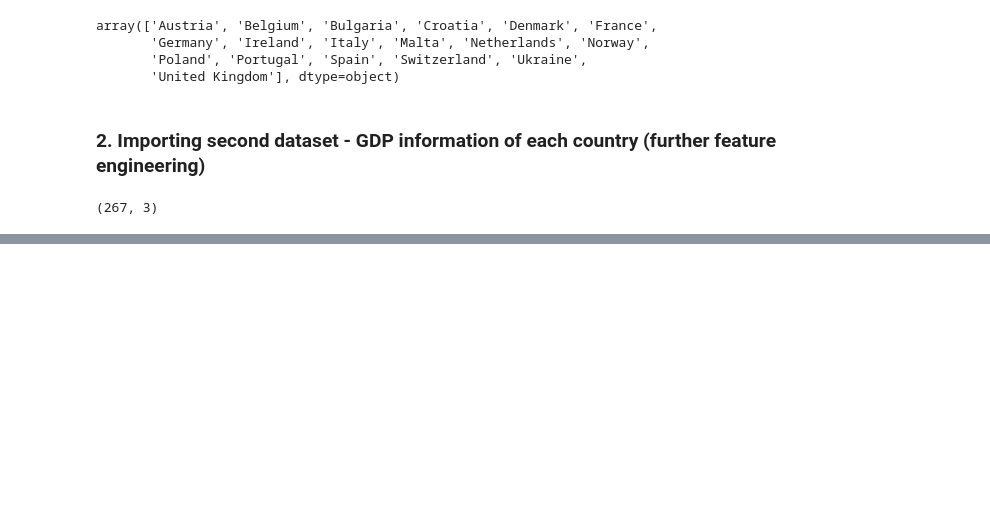
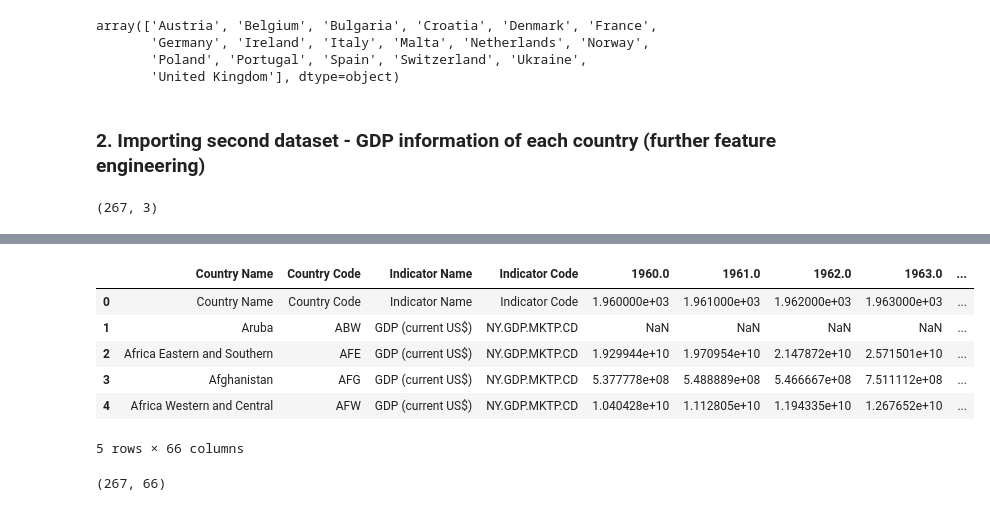
Before and after one commit to dayosango/eu_congenital_anomalies, a Jupyter notebook: Data_cleansing.ipynb, the cells around one changed output, grey strips where cells are left out. Saved outputs shown, nothing was run; the diff lists cells and outputs as text; code cells hidden in the pictures; blank space fills up the shorter version.

```diff
--- a/Data_cleansing.ipynb
+++ b/Data_cleansing.ipynb
@@ -566,0 +561,14 @@ Float64Index([2019.0, 2020.0, nan], dtype='float64', name=('Country Name', 'Coun
+# %%
+gdp.head()
+# %% [output]
+|  | Country Name | Country Code | Indicator Name | Indicator Code | 1960.0 | 1961.0 | 1962.0 | 1963.0 | ... |
+| 0 | Country Name | Country Code | Indicator Name | Indicator Code | 1.960000e+03 | 1.961000e+03 | 1.962000e+03 | 1.963000e+03 | ... |
+| 1 | Aruba | ABW | GDP (current US$) | NY.GDP.MKTP.CD | NaN | NaN | NaN | NaN | ... |
+| 2 | Africa Eastern and Southern | AFE | GDP (current US$) | NY.GDP.MKTP.CD | 1.929944e+10 | 1.970954e+10 | 2.147872e+10 | 2.571501e+10 | ... |
+| 3 | Afghanistan | AFG | GDP (current US$) | NY.GDP.MKTP.CD | 5.377778e+08 | 5.488889e+08 | 5.466667e+08 | 7.511112e+08 | ... |
+| 4 | Africa Western and Central | AFW | GDP (current US$) | NY.GDP.MKTP.CD | 1.040428e+10 | 1.112805e+10 | 1.194335e+10 | 1.267652e+10 | ... |
+5 rows × 66 columns
+# %%
+gdp.shape
+# %% [output]
+(267, 66)
```
Also changed, not shown: parts of 25 cells of this notebook.
